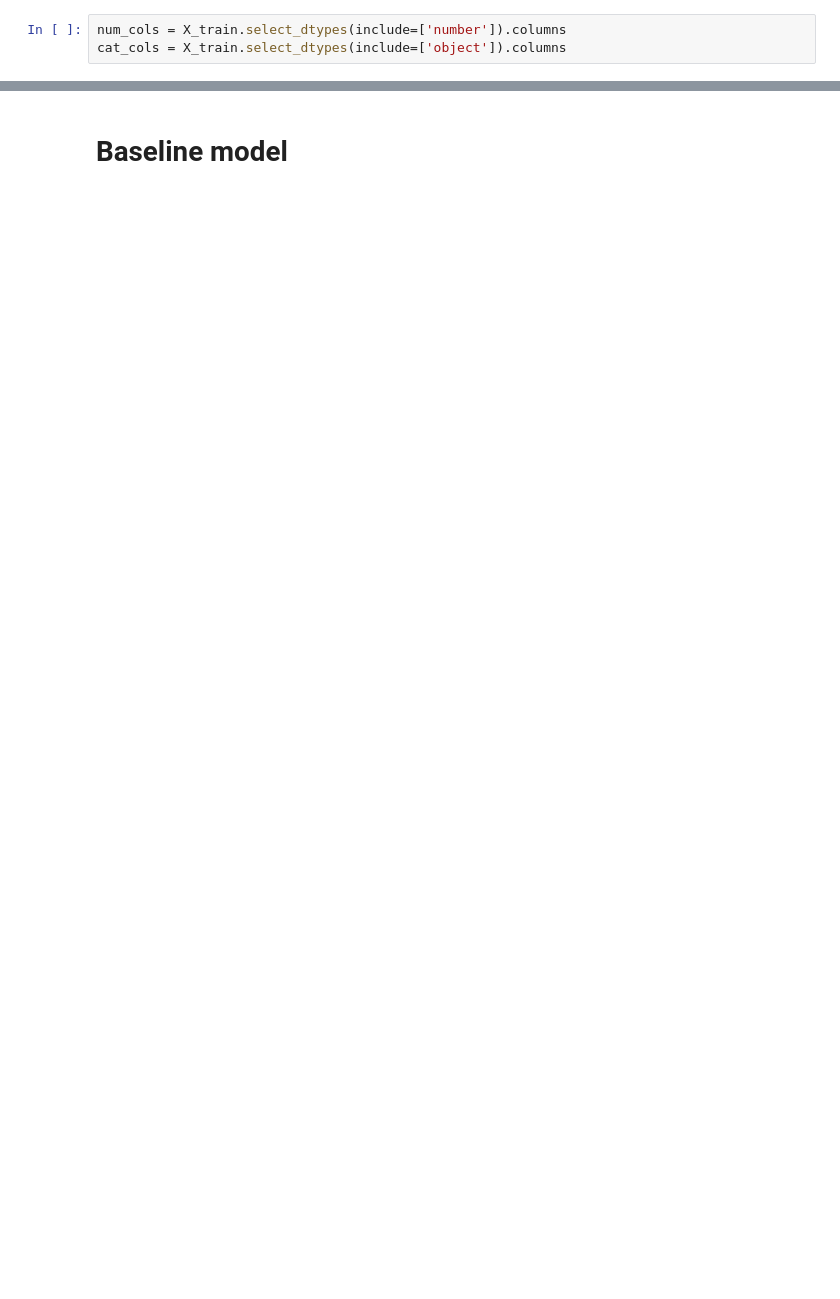
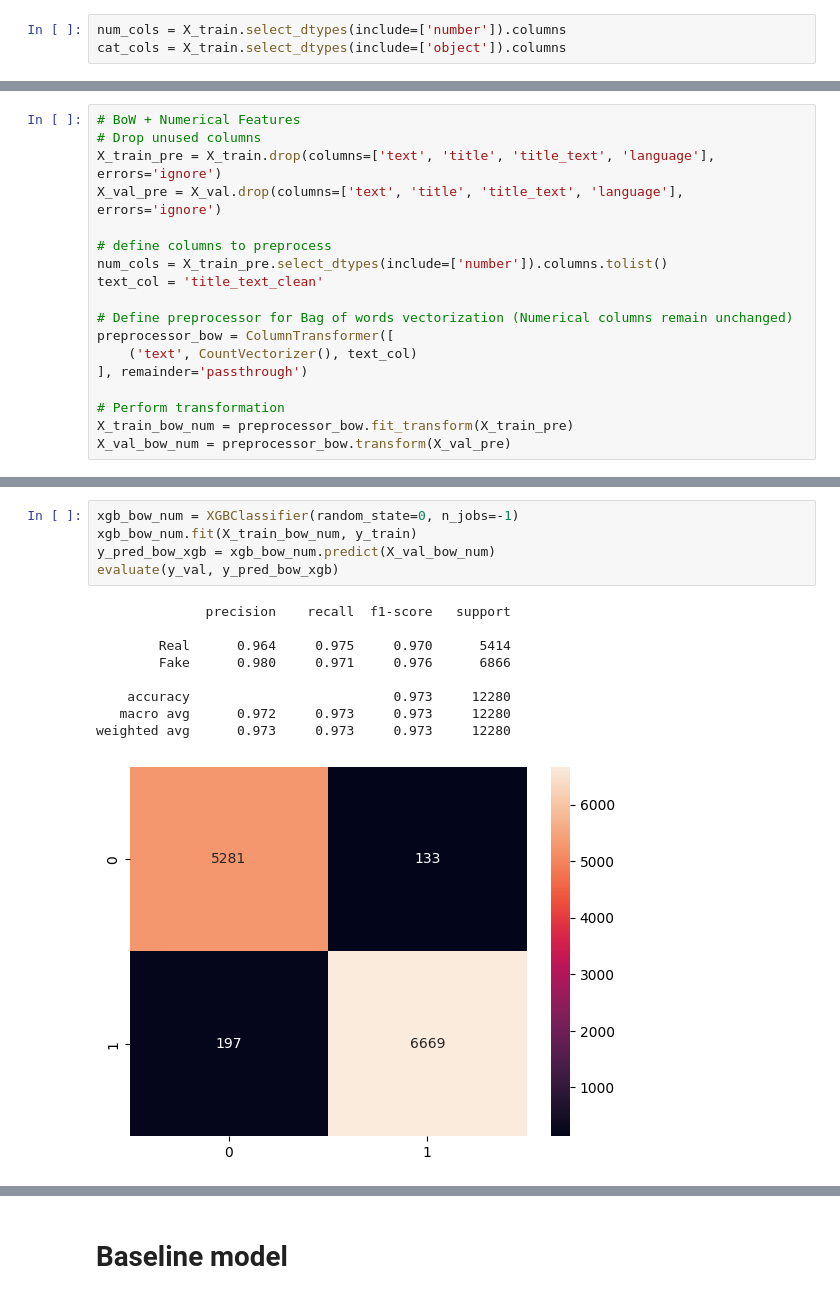
Before and after one commit to katjaweb/mlops-fake-news-prediction, a Jupyter notebook: modeling.ipynb, the cells around one changed output, grey strips where cells are left out. Cells and saved outputs as stored; diff of their text form; blank space fills up the shorter version.

```diff
--- a/modeling.ipynb
+++ b/modeling.ipynb
@@ -121,0 +127,18 @@ y_train Shape: (50493,)
+# %%
+# BoW + Numerical Features
+# Drop unused columns
+X_train_pre = X_train.drop(columns=['text', 'title', 'title_text', 'language'], errors='ignore')
+X_val_pre = X_val.drop(columns=['text', 'title', 'title_text', 'language'], errors='ignore')
+
+# define columns to preprocess
+num_cols = X_train_pre.select_dtypes(include=['number']).columns.tolist()
+text_col = 'title_text_clean'
+
+# Define preprocessor for Bag of words vectorization (Numerical columns remain unchanged)
+preprocessor_bow = ColumnTransformer([
+    ('text', CountVectorizer(), text_col)
+], remainder='passthrough')
+
+# Perform transformation
+X_train_bow_num = preprocessor_bow.fit_transform(X_train_pre)
+X_val_bow_num = preprocessor_bow.transform(X_val_pre)
@@ -121,0 +267,15 @@ y_train Shape: (50493,)
+# %%
+xgb_bow_num = XGBClassifier(random_state=0, n_jobs=-1)
+xgb_bow_num.fit(X_train_bow_num, y_train)
+y_pred_bow_xgb = xgb_bow_num.predict(X_val_bow_num)
+evaluate(y_val, y_pred_bow_xgb)
+# %% [output]
+              precision    recall  f1-score   support
+
+        Real      0.964     0.975     0.970      5414
+        Fake      0.980     0.971     0.976      6866
+
+    accuracy                          0.973     12280
+   macro avg      0.972     0.973     0.973     12280
+weighted avg      0.973     0.973     0.973     12280
+[figure, added]
```
Also changed, not shown: parts of 106 cells of this notebook.
